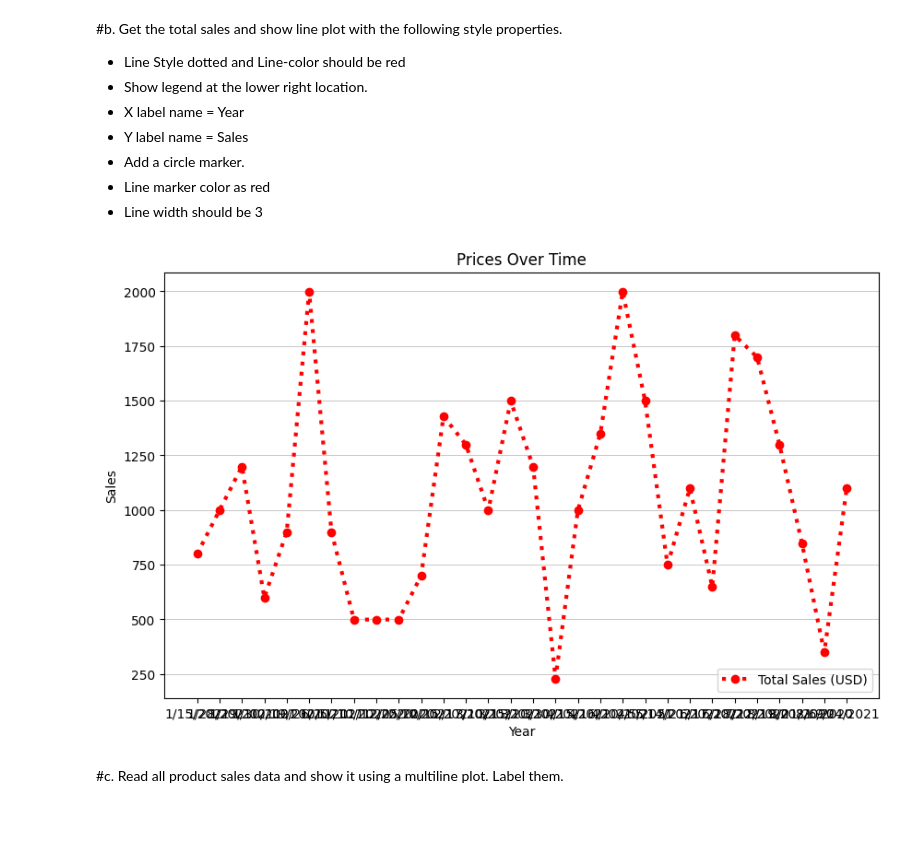
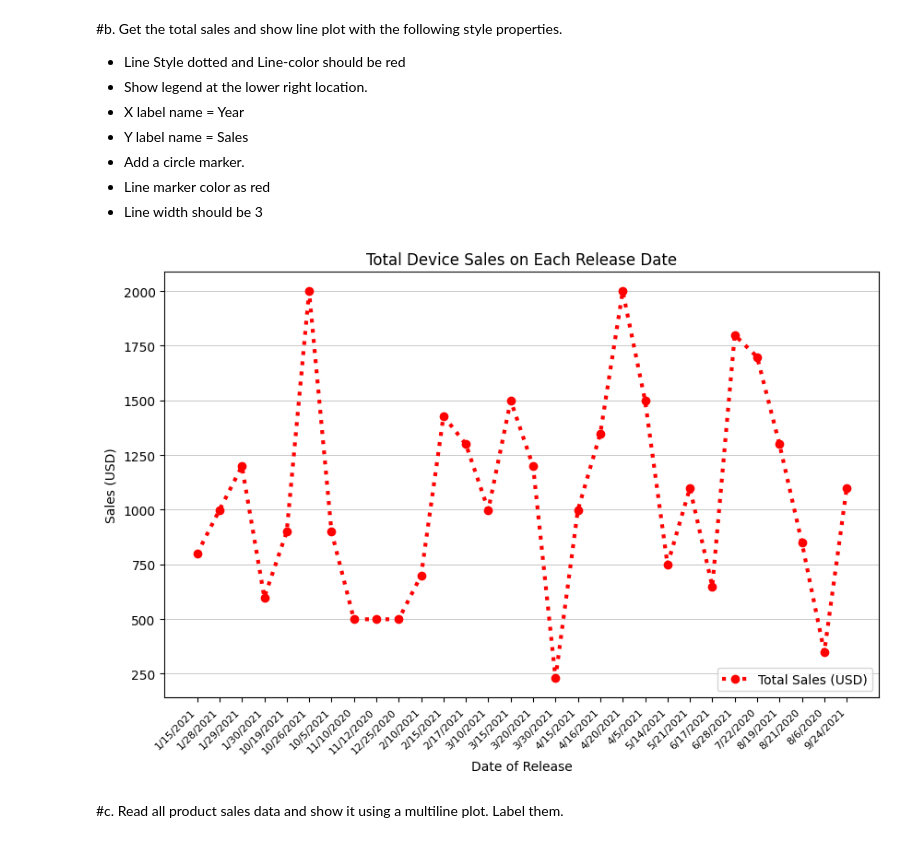
Before and after one commit to ariesrio/VDA-CPE031-CPE21S4, a Jupyter notebook: EXERCISE_9_RIO.ipynb, the cells around one changed output. Saved outputs shown, nothing was run; the diff lists cells and outputs as text; code cells hidden in the pictures.

```diff
--- a/EXERCISE_9_RIO.ipynb
+++ b/EXERCISE_9_RIO.ipynb
@@ -80,20 +80,21 @@ plt.show()
 - Line marker color as red
 - Line width should be 3
 # %%
-# Calculate total sales per year (assuming 'Year' column exists)
-prices_by_year = df.groupby('Date of Release')['Sales (USD)'].sum()
+total_sales_by_date = df.groupby('Date of Release')['Sales (USD)'].sum()
 
 plt.figure(figsize=(10, 6))
-plt.plot(prices_by_year.index, prices_by_year.values, linestyle='dotted', color='red', marker='o', mfc='red', linewidth=3, label='Total Sales (USD)')
+plt.plot(total_sales_by_date.index, total_sales_by_date.values, linestyle='dotted', color='red',
+         marker='o', mfc='red', linewidth=3, label='Total Sales (USD)')
 
-plt.xlabel('Year')
-plt.ylabel('Sales')
-plt.title('Prices Over Time')
+plt.xlabel('Date of Release')
+plt.ylabel('Sales (USD)')
+plt.title('Total Device Sales on Each Release Date')
 plt.legend(loc='lower right')
 plt.grid(axis='y', linestyle='-', linewidth=0.5)
+plt.xticks(rotation=45, ha='right', fontsize=8)
 plt.show()
 # %% [output]
-[figure, old version]
+[figure, new version]
 # %% [markdown]
 #c. Read all product sales data and show it using a multiline plot. Label them.
 # %%
```
